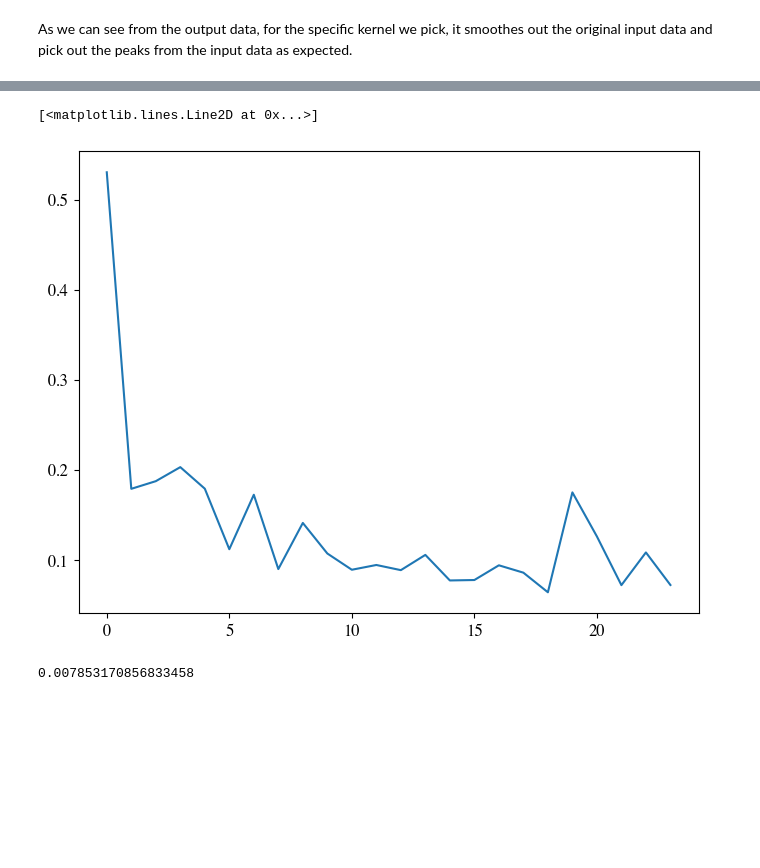
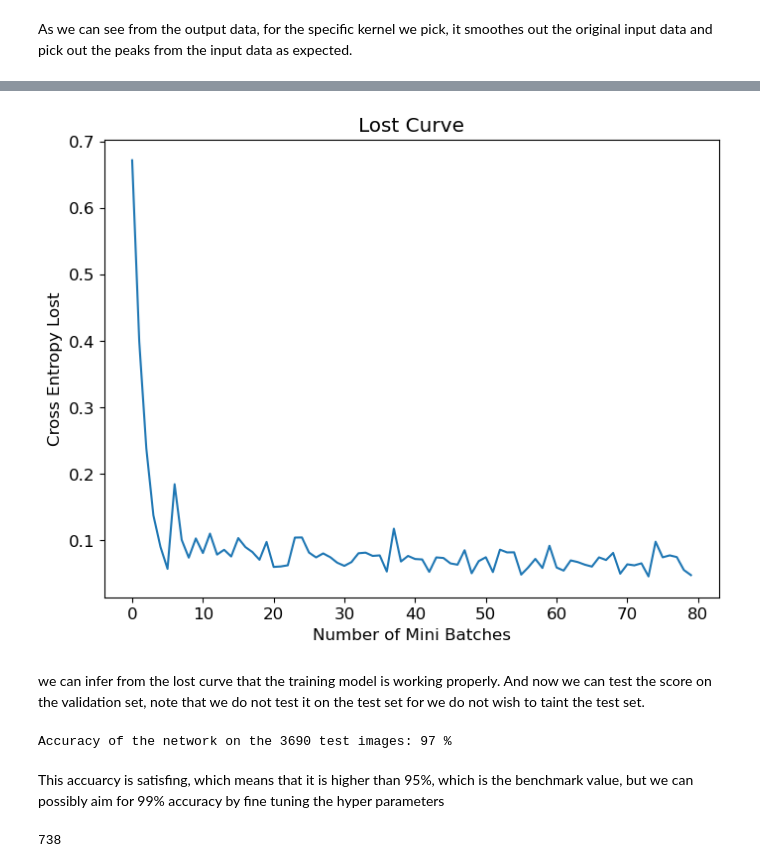
Before and after one commit to FeiyangWang141421/MRES-1DCNN-MiniProject, a Jupyter notebook: 1DCNN-MiniProject.ipynb, the cells around one changed output, grey strips where cells are left out. Drawn from its saved outputs; the diff is of its cells as text; code cells hidden in the pictures; blank space fills up the shorter version.

Commit message:
finish the model building

```diff
--- a/1DCNN-MiniProject.ipynb
+++ b/1DCNN-MiniProject.ipynb
@@ -199,21 +188,43 @@ optimizer = optim.SGD(net.parameters(), lr = learning_rate, momentum = momentum)
 # %%
-def train(epoch_num):
+import torch.optim as optim
+
+def train(epoch_num,net,learning_rate,momentum,verbose = True):
+    # define the loss function and optimizer
+    criterion = nn.CrossEntropyLoss()
+    optimizer = optim.SGD(net.parameters(),lr = learning_rate,momentum=momentum)
     loss_list = [] #keep track of the loss
     for epoch in range(epoch_num): #loop over the data epoch_num times
         running_loss = 0.0
         for i, data in enumerate(train_loader,0):
-            data,label = data
+            x,label = data
             optimizer.zero_grad()
             #train the model
-            pred = net(data)
+            pred = net(x)
             loss = criterion(pred,label)
             loss.backward()
             optimizer.step()
             #print statistics on loss
             running_loss += loss.item()
-            if i % 200 == 199:    # print every 200 mini-batches
-                print(f'[{epoch + 1}, {i + 1:5d}] loss: {running_loss / 200:.3f}')
+            if i % 200 == 199:# print every 200 mini-batches
+                if verbose == True:
+                    print(f'[{epoch + 1}, {i + 1:5d}] loss: {running_loss / 200:.3f}')
                 loss_list.append(running_loss/200)
                 running_loss = 0.0
     print("Finish training")
     return loss_list
+
+def validation_accuracy(net, validation_loader):
+    # test the accuracy on the validation data set
+    correct = 0
+    total = 0
+    with torch.no_grad():
+        for data in validation_loader:
+            x,label = data
+            #calculate the output
+            output = net(x)
+            #the item with highest probability is the prediction
+            _, prediction = torch.max(output,1)
+            total += label.size(0)
+            correct += (prediction == label).sum().item()
+    print(f'Accuracy of the network on the {len(validation_loader)*batch_size} test images: {100 * correct // total} %')
+    return
@@ -220,4 +257,10 @@ def train(epoch_num):
 # %%
-loss_list = train(3)
+# train the net
+loss_list = train(10,net,1e-3,0.9,verbose = False)
+plt.figure()
+plt.xlabel("Number of Mini Batches")
+plt.ylabel("Cross Entropy Lost")
+plt.title("Lost Curve")
 plt.plot(loss_list)
+plt.show()
 # %% [output]
@@ -240,7 +267,14 @@ plt.plot(loss_list)
 Finish training
-[<matplotlib.lines.Line2D at 0x...>]
-[figure, old version]
+[figure, new version]
-# %%
-loss_list[0]
-# %% [output]
-0.007853170856833458
+# %% [markdown]
+we can infer from the lost curve that the training model is working properly. And now we can test the score on the validation set, note that we do not test it on the test set for we do not wish to taint the test set.
+# %%
+validation_accuracy(net, val_loader)
+# %% [output]
+Accuracy of the network on the 3690 test images: 97 %
+# %% [markdown]
+This accuarcy is satisfing, which means that it is higher than 95%, which is the benchmark value, but we can possibly aim for 99% accuracy by fine tuning the hyper parameters
+# %%
+len(val_loader)
+# %% [output]
+738
```
Also changed, not shown: parts of 9 cells of this notebook.
